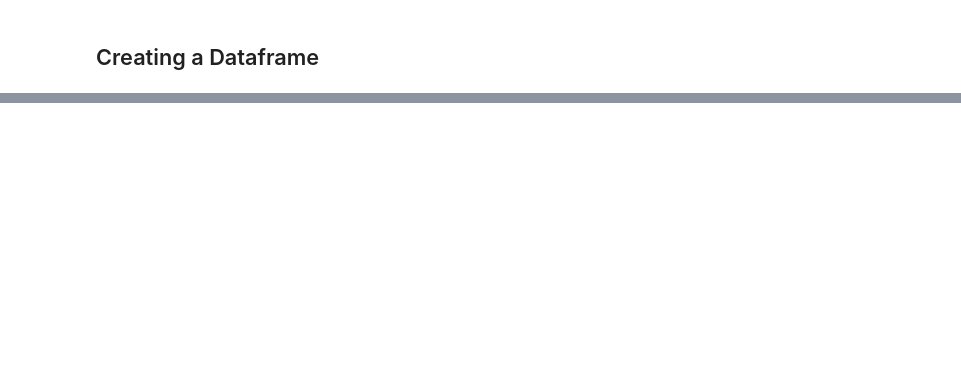
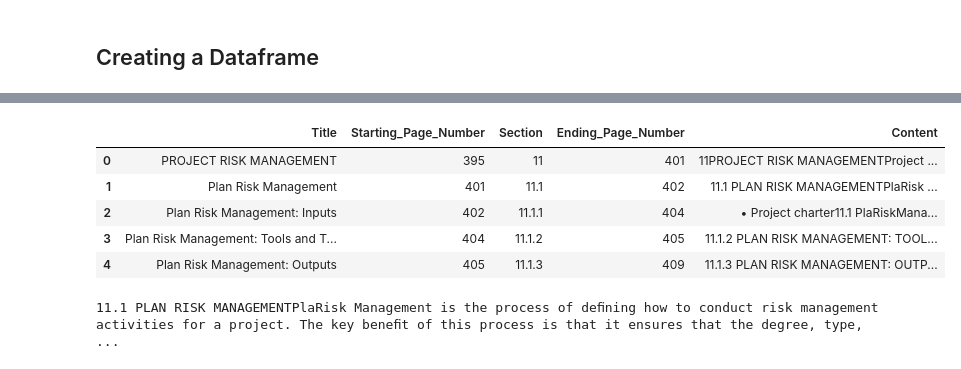
Before and after one commit to oussamaJMAA/PRM-Conceptual-Graphs-Recommendations, a Jupyter notebook: src/Data Preparation.ipynb, the cells around one changed output, grey strips where cells are left out. Cells and saved outputs as stored; diff of their text form; code cells hidden in the pictures; blank space fills up the shorter version.

```diff
--- a/src/Data Preparation.ipynb
+++ b/src/Data Preparation.ipynb
@@ -380,0 +406,4 @@ df.head()
+# %%
+df['Starting_Page_Number'] = df['Starting_Page_Number'].astype('int')
+df['Ending_Page_Number'] = df['Ending_Page_Number'].astype('int')
+df.info()
@@ -380,0 +422,10 @@ df.head()
+# %%
+def content_extraction_each_section(pdf_file,Starting_Page_Number,Ending_Page_Number):
+    pdf_document = fitz.open(pdf_file)
+    extracted_text = ""
+    for page_num in range(Starting_Page_Number +35, Ending_Page_Number+35):
+        page = pdf_document.load_page(page_num)
+        extracted_text += page.get_text()
+    clean_text = clean_pmbok(extracted_text)
+    pdf_document.close()
+    return clean_text
@@ -380,0 +452,19 @@ df.head()
+# %%
+def content_extraction_for_df(df):
+    df['Content'] = df.apply(lambda x: content_extraction_each_section("../input/PMBOK6-2017.pdf",x['Starting_Page_Number'],x['Ending_Page_Number']),axis=1)
+    return df
+# %%
+content_extraction_for_df(df)
+df['Content'] = df['Content'].str.replace('\n','')
+df.head()
+# %% [output]
+|  | Title | Starting_Page_Number | Section | Ending_Page_Number | Content |
+| 0 | PROJECT RISK MANAGEMENT | 395 | 11 | 401 | 11PROJECT RISK MANAGEMENTProject ... |
+| 1 | Plan Risk Management | 401 | 11.1 | 402 | 11.1 PLAN RISK MANAGEMENTPlaRisk ... |
+| 2 | Plan Risk Management: Inputs | 402 | 11.1.1 | 404 | • Project charter11.1 PlaRiskMana... |
+| 3 | Plan Risk Management: Tools and T... | 404 | 11.1.2 | 405 | 11.1.2 PLAN RISK MANAGEMENT: TOOL... |
+| 4 | Plan Risk Management: Outputs | 405 | 11.1.3 | 409 | 11.1.3 PLAN RISK MANAGEMENT: OUTP... |
+# %%
+print(df.Content[1])
+# %% [output]
+11.1 PLAN RISK MANAGEMENTPlaRisk Management is the process of deﬁning how to conduct risk management activities for a project. The key beneﬁt of this process is that it ensures that the degree, type,  ...
```
Also changed, not shown: parts of 10 cells of this notebook.
